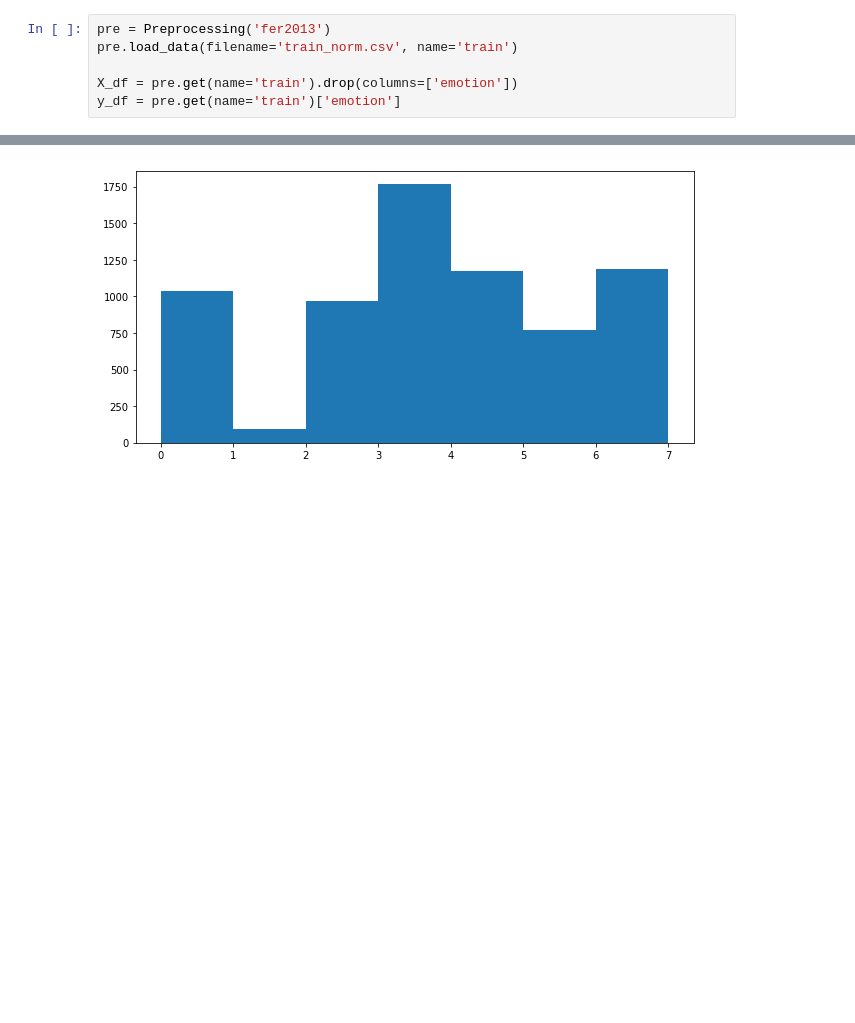
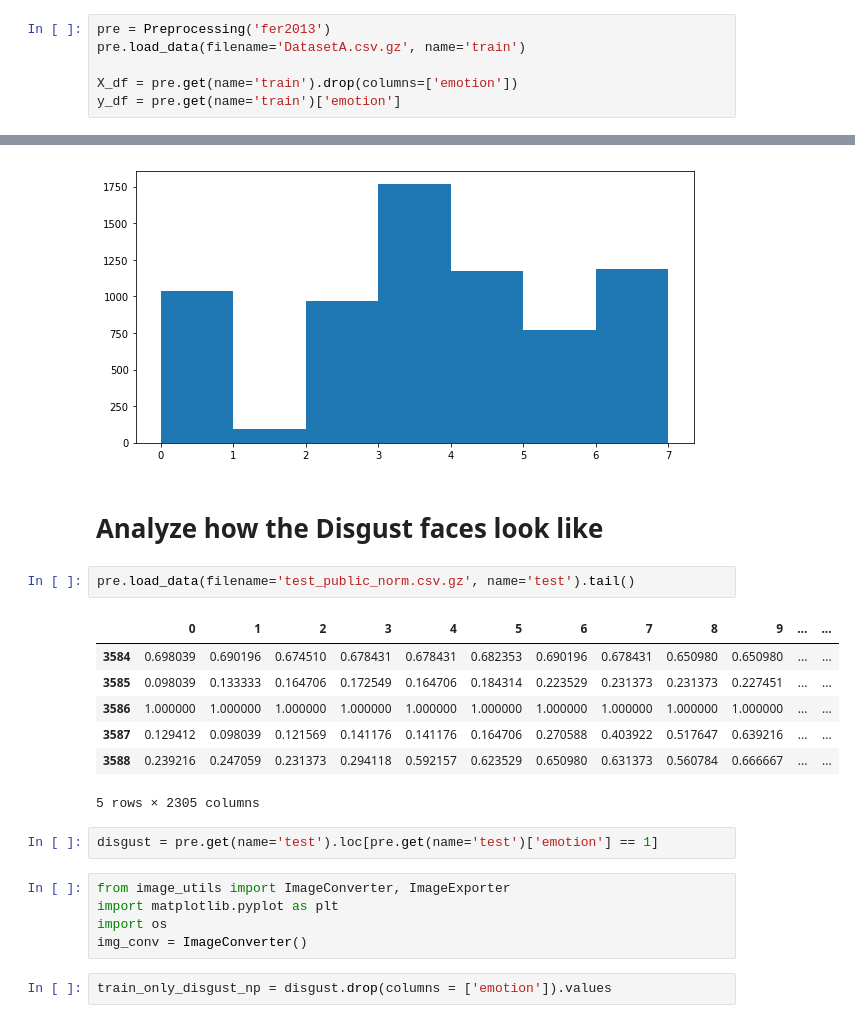
Before and after one commit to raroito87/facial_expression_recognition, a Jupyter notebook: Notebooks/Analyze training data.ipynb, the cells around one changed output, grey strips where cells are left out. Cells and saved outputs as stored; diff of their text form; blank space fills up the shorter version.

```diff
--- a/Notebooks/Analyze training data.ipynb
+++ b/Notebooks/Analyze training data.ipynb
@@ -11,7 +6,7 @@ import numpy as np
 import matplotlib.pyplot as plt
 # %%
 pre = Preprocessing('fer2013')
-pre.load_data(filename='train_norm.csv', name='train')
+pre.load_data(filename='DatasetA.csv.gz', name='train')
 
 X_df = pre.get(name='train').drop(columns=['emotion'])
 y_df = pre.get(name='train')['emotion']
@@ -32,3 +27,24 @@ plt.hist(y_df_reduced.values, bins = [0, 1, 2, 3, 4, 5, 6, 7])
 plt.show()
 # %% [output]
 [figure]
+# %% [markdown]
+# Analyze how the Disgust faces look like
+# %%
+pre.load_data(filename='test_public_norm.csv.gz', name='test').tail()
+# %% [output]
+|  | 0 | 1 | 2 | 3 | 4 | 5 | 6 | 7 | 8 | 9 | ... | ... |
+| 3584 | 0.698039 | 0.690196 | 0.674510 | 0.678431 | 0.678431 | 0.682353 | 0.690196 | 0.678431 | 0.650980 | 0.650980 | ... | ... |
+| 3585 | 0.098039 | 0.133333 | 0.164706 | 0.172549 | 0.164706 | 0.184314 | 0.223529 | 0.231373 | 0.231373 | 0.227451 | ... | ... |
+| 3586 | 1.000000 | 1.000000 | 1.000000 | 1.000000 | 1.000000 | 1.000000 | 1.000000 | 1.000000 | 1.000000 | 1.000000 | ... | ... |
+| 3587 | 0.129412 | 0.098039 | 0.121569 | 0.141176 | 0.141176 | 0.164706 | 0.270588 | 0.403922 | 0.517647 | 0.639216 | ... | ... |
+| 3588 | 0.239216 | 0.247059 | 0.231373 | 0.294118 | 0.592157 | 0.623529 | 0.650980 | 0.631373 | 0.560784 | 0.666667 | ... | ... |
+5 rows × 2305 columns
+# %%
+disgust = pre.get(name='test').loc[pre.get(name='test')['emotion'] == 1]
+# %%
+from image_utils import ImageConverter, ImageExporter
+import matplotlib.pyplot as plt
+import os
+img_conv = ImageConverter()
+# %%
+train_only_disgust_np = disgust.drop(columns = ['emotion']).values
```
Also changed, not shown: parts of 4 cells of this notebook, 4 other files.
